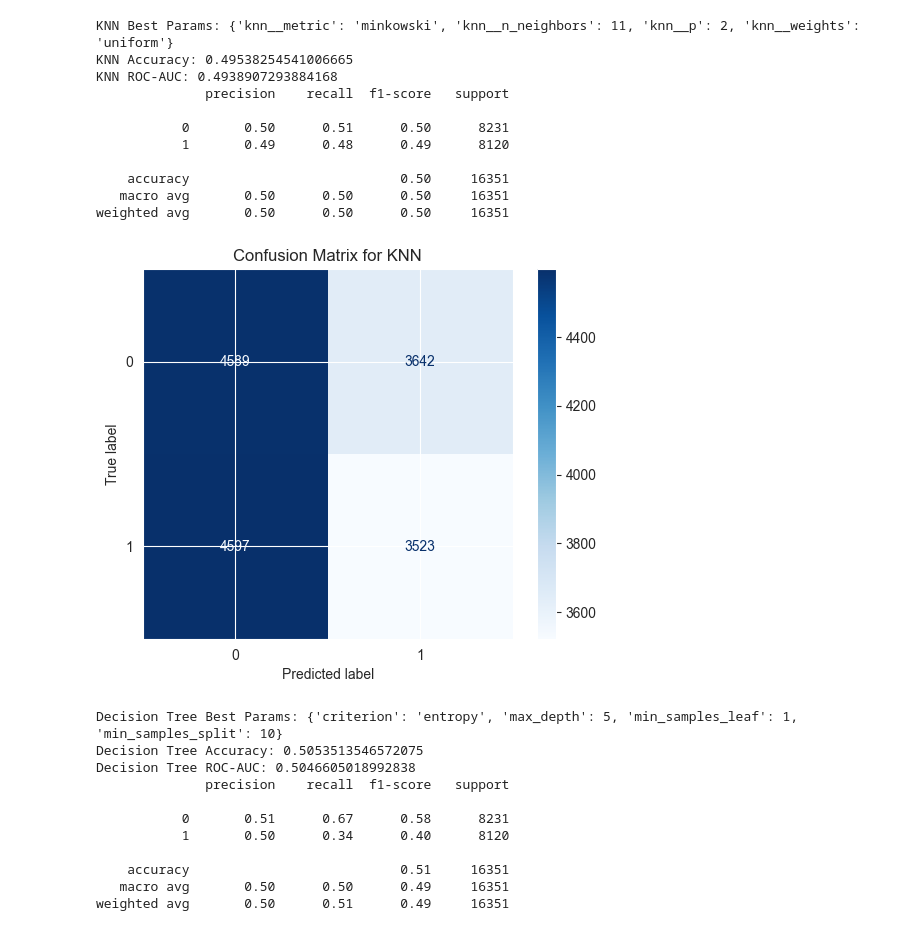
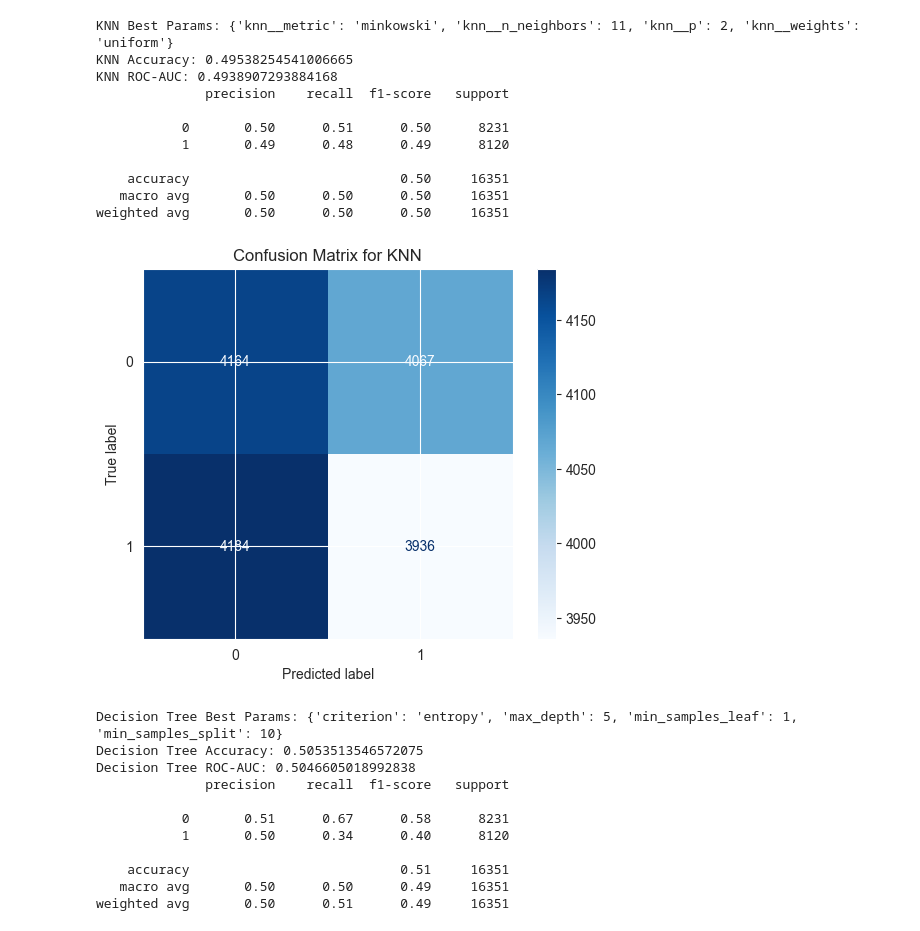
Before and after one commit to Souz0/FYP, a Jupyter notebook: Database_1.ipynb, the cells around one changed output. Saved outputs shown, nothing was run; the diff lists cells and outputs as text; code cells hidden in the pictures.

```diff
--- a/Database_1.ipynb
+++ b/Database_1.ipynb
@@ -172,13 +321,13 @@ KNN ROC-AUC: 0.4938907293884168
    macro avg       0.50      0.50      0.50     16351
 weighted avg       0.50      0.50      0.50     16351
 # %%
-cm = confusion_matrix(y_test, y_pred_rf)
+cm = confusion_matrix(y_test, y_pred_knn)
 disp = ConfusionMatrixDisplay(confusion_matrix=cm)
 disp.plot(cmap='Blues', values_format='d')
 plt.title("Confusion Matrix for KNN")
 plt.show()
 # %% [output]
-[figure, old version]
+[figure, new version]
 # %%
 # Parameter grid
 param_grid_dt = {
```
Also changed, not shown: parts of 18 cells of this notebook, 2 other files.
